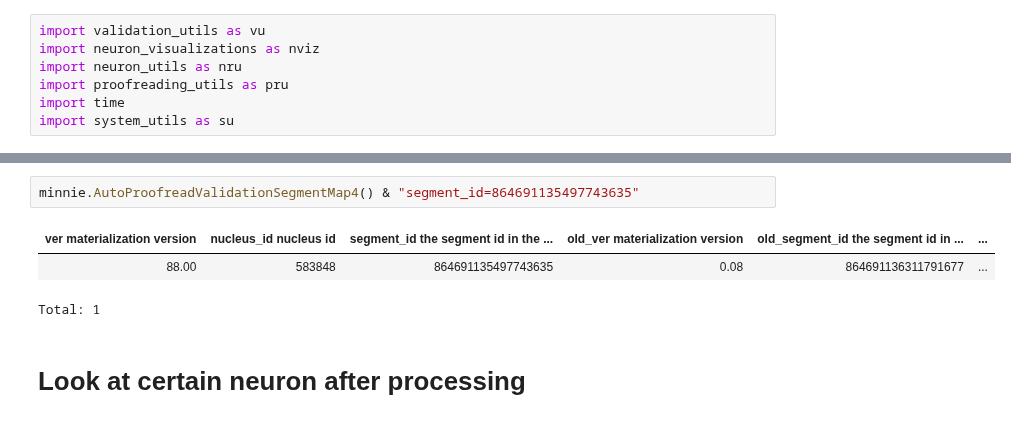
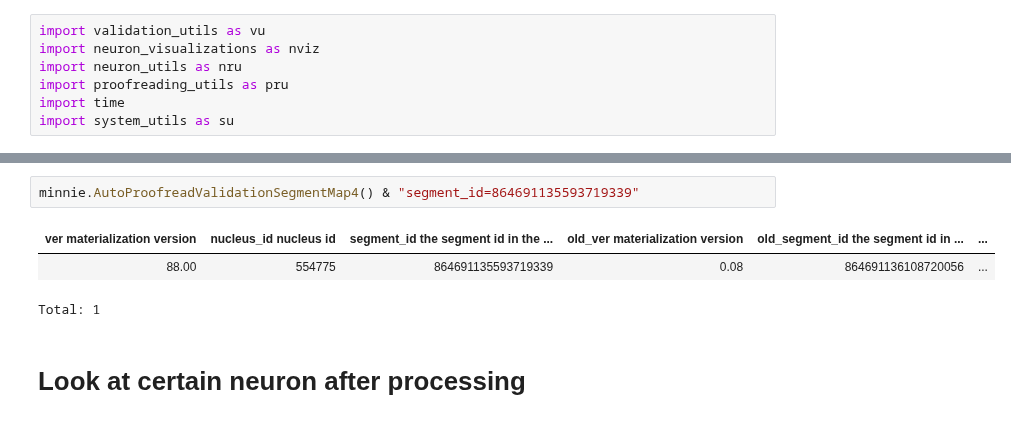
Before and after one commit to celiibrendan/neuron_mesh_tools, a Jupyter notebook: Auto_Proofreading/Validation_Testing/v4_unseen/Validation_v6_Rules_Bad_Debug.ipynb, the cells around one changed output, grey strips where cells are left out. Cells and saved outputs as stored; diff of their text form.

```diff
--- a/Auto_Proofreading/Validation_Testing/v4_unseen/Validation_v6_Rules_Bad_Debug.ipynb
+++ b/Auto_Proofreading/Validation_Testing/v4_unseen/Validation_v6_Rules_Bad_Debug.ipynb
@@ -77,8 +69,8 @@ jobs_table = schema.jobs & "table_name = '__auto_proofread_validation_score6'"
 # %%
-minnie.AutoProofreadValidationSegmentMap4() & "segment_id=864691135497743635"
+minnie.AutoProofreadValidationSegmentMap4() & "segment_id=864691135593719339"
 # %% [output]
 | ver materialization version | nucleus_id nucleus id | segment_id the segment id in the ... | old_ver materialization version | old_segment_id the segment id in ... | ... |
-| 88.00 | 583848 | 864691135497743635 | 0.08 | 864691136311791677 | ... |
+| 88.00 | 554775 | 864691135593719339 | 0.08 | 864691136108720056 | ... |
 Total: 1
 # %% [markdown]
 # Look at certain neuron after processing
```
Also changed, not shown: parts of 34 cells of this notebook, 9 other files.
